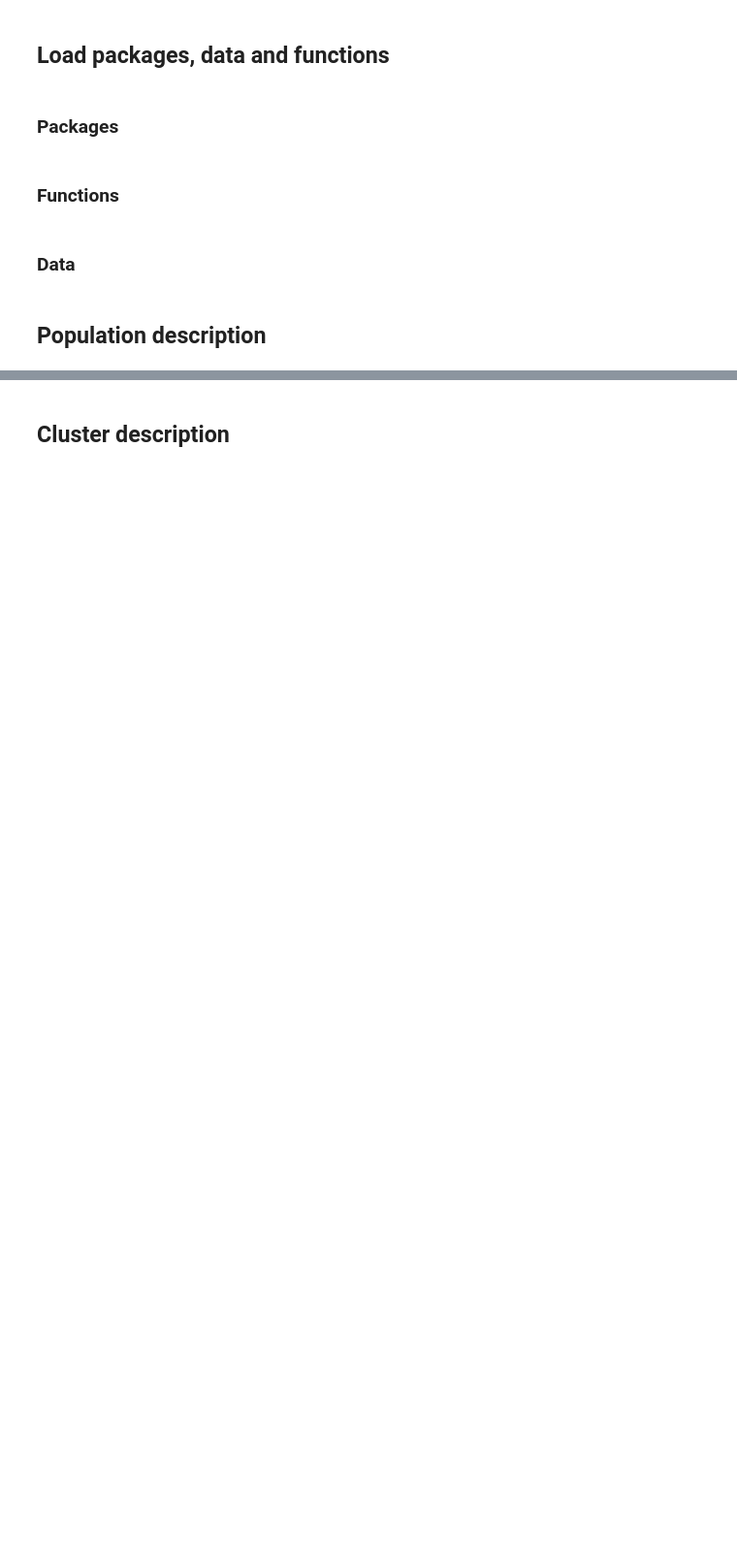
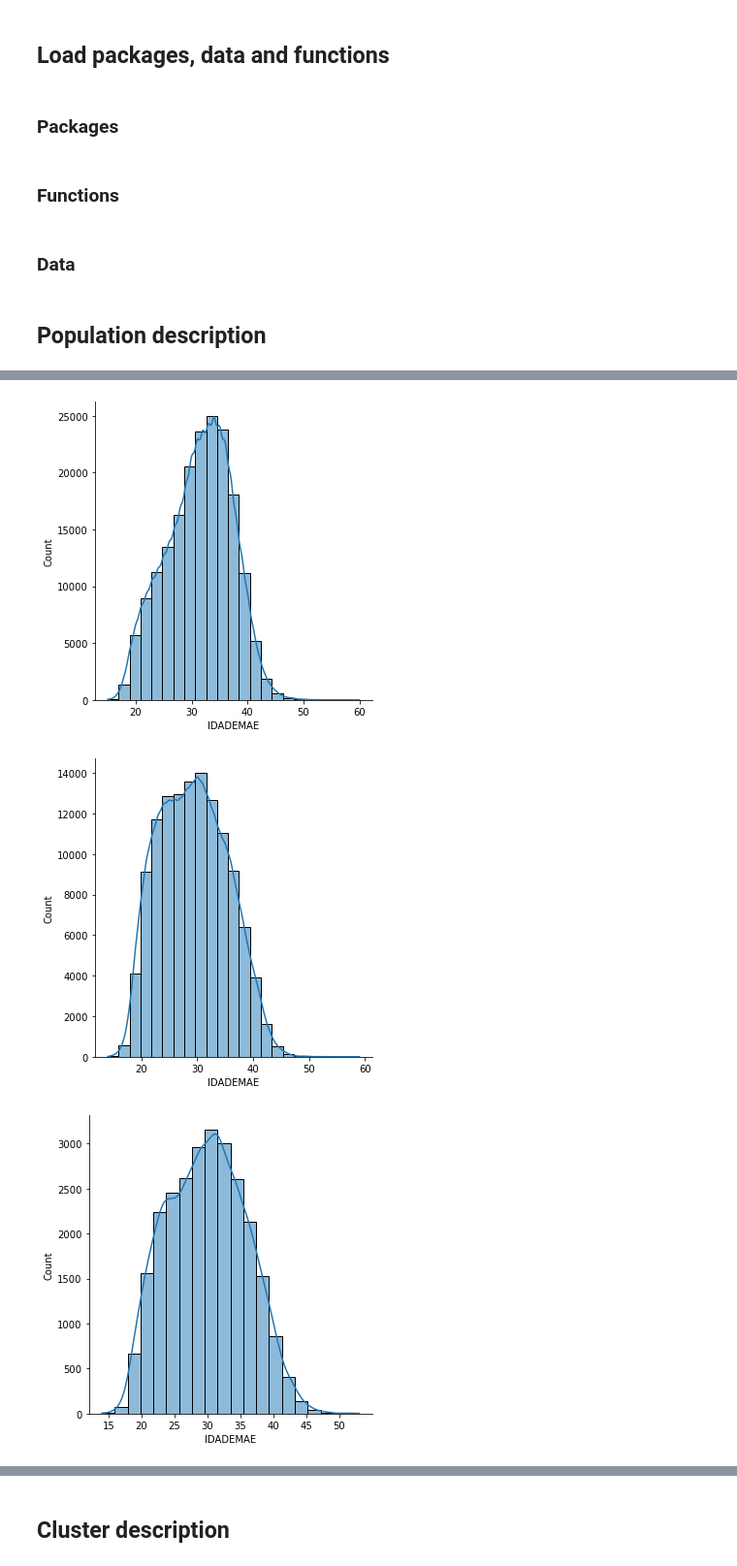
Before and after one commit to caio-isaias/data-mining-assignment, a Jupyter notebook: cluster-description.ipynb, the cells around one changed output, grey strips where cells are left out. Shown at 97% size. Saved outputs shown, nothing was run; the diff lists cells and outputs as text; code cells hidden in the pictures; blank space fills up the shorter version.

```diff
--- a/cluster-description.ipynb
+++ b/cluster-description.ipynb
@@ -42,2 +79,11 @@ def cramers_corrected_stat(confusion_matrix):
+# %%
+# load data
+path1 = '/home/caio/Documents/jupyter-workplace/data-mining-assignment/reformed_all_data.csv'
+data =  pd.read_csv(path1, index_col=0)
+data = data.drop(['PESO','GESTACAO'],axis =1)
+
+path2 = '/home/caio/Documents/jupyter-workplace/data-mining-assignment/sample3000_clustered.csv'
+data_cluster =  pd.read_csv(path2, index_col=0)
+data_cluster = data_cluster.drop(['PESO','GESTACAO'],axis =1)
 # %% [markdown]
 ## Population description
@@ -45,0 +100,24 @@ def cramers_corrected_stat(confusion_matrix):
+# %%
+# separar
+branca = data
+branca = branca[branca['RACACOR'] == 'Branca']
+
+preta = data
+preta = preta[preta['RACACOR'] == 'Preta']
+
+parda = data
+parda = parda[parda['RACACOR'] == 'Parda']
+# %%
+# distribuição das idades
+%matplotlib inline
+
+#plt.figure(figsize = (5,5))
+sns.displot(branca['IDADEMAE'], bins=23, kde=True)
+sns.displot(parda['IDADEMAE'], bins=23, kde=True)
+sns.displot(preta['IDADEMAE'], bins=20, kde=True)
+
+plt.show()
+# %% [output]
+[figure, added]
+[figure, added]
+[figure, added]
```
Also changed, not shown: parts of 28 cells of this notebook, 2 other files.
